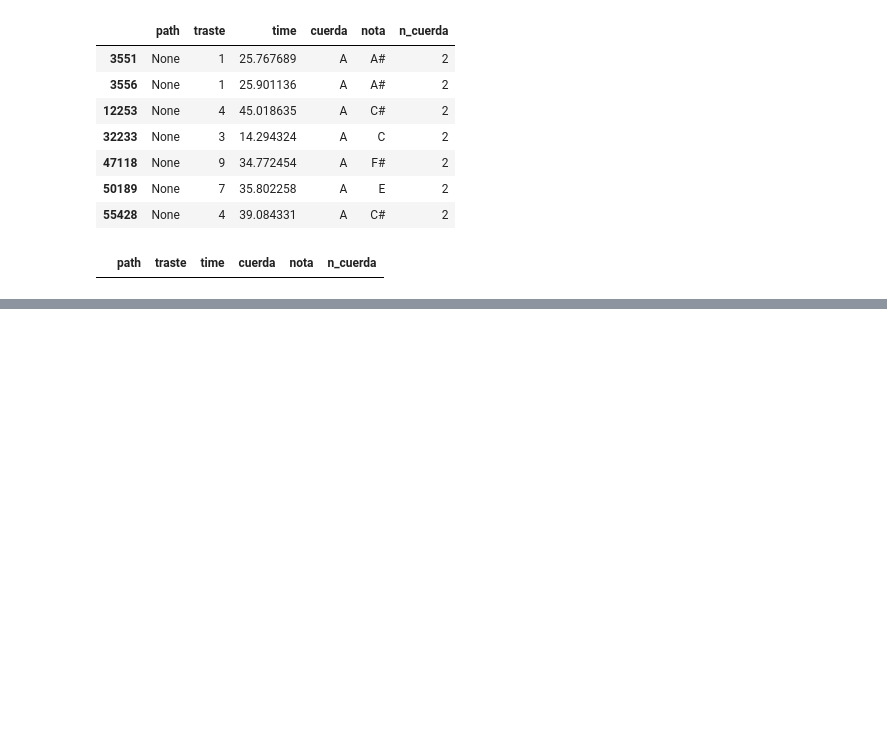
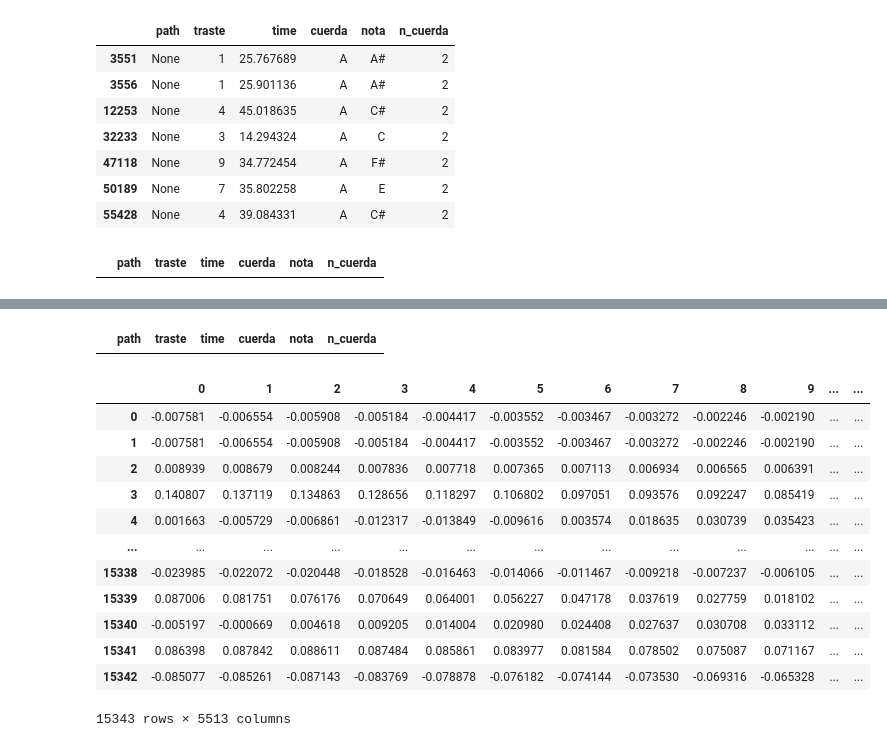
Before and after one commit to sdariza/musical-guitar-train, a Jupyter notebook: main.ipynb, the cells around one changed output, grey strips where cells are left out. Drawn from its saved outputs; the diff is of its cells as text; code cells hidden in the pictures; blank space fills up the shorter version.

```diff
--- a/main.ipynb
+++ b/main.ipynb
@@ -549,0 +701,4 @@ new
+# %%
+df_c_4 = df[df['n_cuerda'] == 4] # take just guitar string N4
+df_c_4['path'] = df.progress_apply(lambda x: get_audio_id(x.path,x.time), axis=1)
+df_c_4
@@ -549,0 +735,30 @@ new
+# %%
+df_c_4 = df_c_4.dropna(axis=0)
+df_c_4[df_c_4.isna().any(axis=1)]
+# %% [output]
+|  | path | traste | time | cuerda | nota | n_cuerda |
+# %%
+rows = []
+rows1 = []
+for audio_idx in tqdm(range(len(df_c_4))):
+    row = df_c_4.iloc[audio_idx]
+    rows.append(get_x_data(row.path))
+    rows1.append(row.nota)
+new_dfc_4_1 = pd.DataFrame(rows)
+new_dfc_4_2 = pd.DataFrame(rows1, columns=['label'])
+new_dfc_4_1['label'] = new_dfc_4_2['label']
+new_dfc_4_1
+# %% [output]
+|  | 0 | 1 | 2 | 3 | 4 | 5 | 6 | 7 | 8 | 9 | ... | ... |
+| 0 | -0.007581 | -0.006554 | -0.005908 | -0.005184 | -0.004417 | -0.003552 | -0.003467 | -0.003272 | -0.002246 | -0.002190 | ... | ... |
+| 1 | -0.007581 | -0.006554 | -0.005908 | -0.005184 | -0.004417 | -0.003552 | -0.003467 | -0.003272 | -0.002246 | -0.002190 | ... | ... |
+| 2 | 0.008939 | 0.008679 | 0.008244 | 0.007836 | 0.007718 | 0.007365 | 0.007113 | 0.006934 | 0.006565 | 0.006391 | ... | ... |
+| 3 | 0.140807 | 0.137119 | 0.134863 | 0.128656 | 0.118297 | 0.106802 | 0.097051 | 0.093576 | 0.092247 | 0.085419 | ... | ... |
+| 4 | 0.001663 | -0.005729 | -0.006861 | -0.012317 | -0.013849 | -0.009616 | 0.003574 | 0.018635 | 0.030739 | 0.035423 | ... | ... |
+| ... | ... | ... | ... | ... | ... | ... | ... | ... | ... | ... | ... | ... |
+| 15338 | -0.023985 | -0.022072 | -0.020448 | -0.018528 | -0.016463 | -0.014066 | -0.011467 | -0.009218 | -0.007237 | -0.006105 | ... | ... |
+| 15339 | 0.087006 | 0.081751 | 0.076176 | 0.070649 | 0.064001 | 0.056227 | 0.047178 | 0.037619 | 0.027759 | 0.018102 | ... | ... |
+| 15340 | -0.005197 | -0.000669 | 0.004618 | 0.009205 | 0.014004 | 0.020980 | 0.024408 | 0.027637 | 0.030708 | 0.033112 | ... | ... |
+| 15341 | 0.086398 | 0.087842 | 0.088611 | 0.087484 | 0.085861 | 0.083977 | 0.081584 | 0.078502 | 0.075087 | 0.071167 | ... | ... |
+| 15342 | -0.085077 | -0.085261 | -0.087143 | -0.083769 | -0.078878 | -0.076182 | -0.074144 | -0.073530 | -0.069316 | -0.065328 | ... | ... |
+15343 rows × 5513 columns
```
Also changed, not shown: parts of 69 cells of this notebook, 11 other files.
